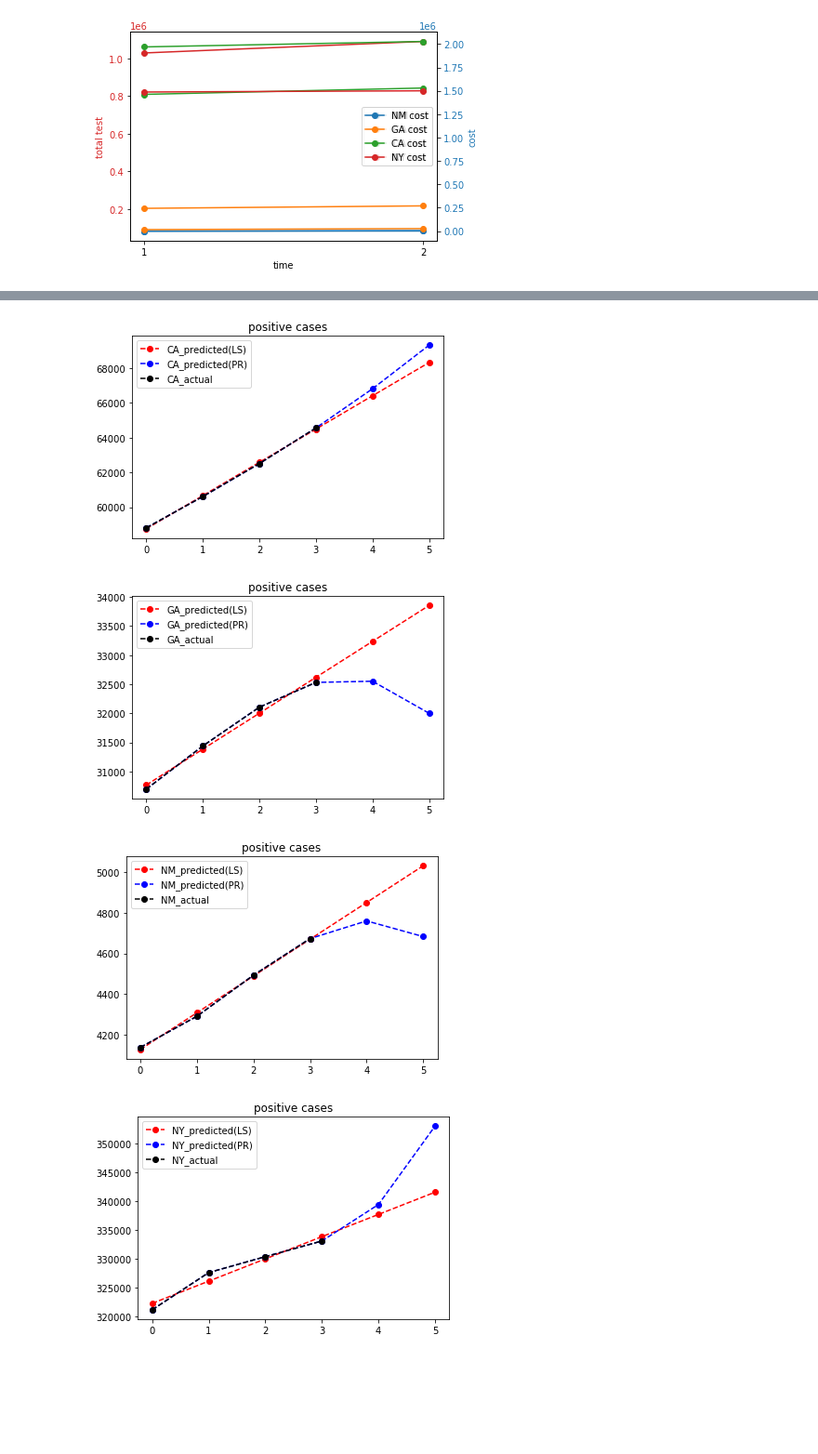
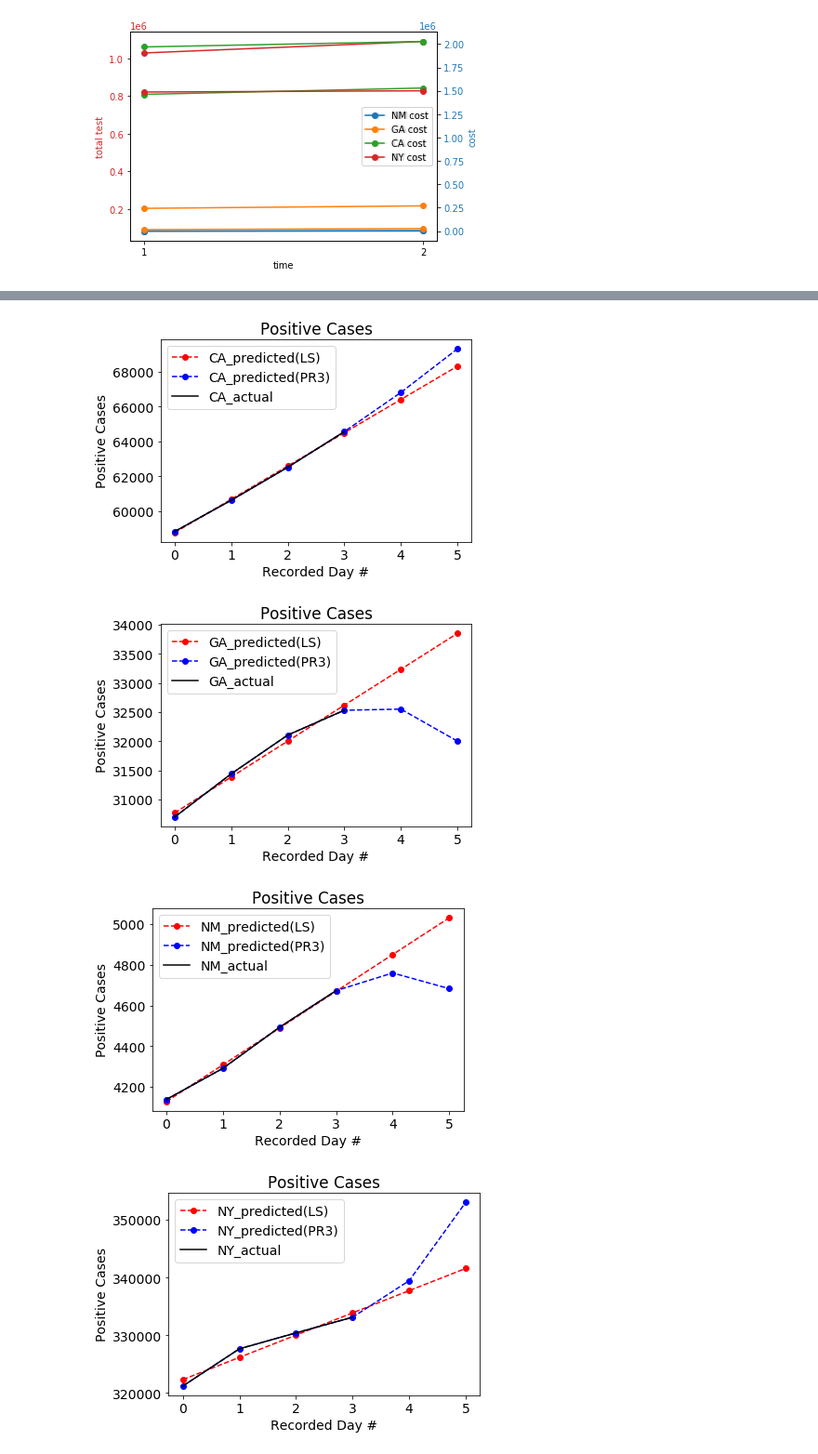
Before and after one commit to sahba-t/covidTracker, a Jupyter notebook: Analysis.ipynb, the cells around one changed output, grey strips where cells are left out. Shown at 93% size. Cells and saved outputs as stored; diff of their text form; code cells hidden in the pictures; blank space fills up the shorter version.

```diff
--- a/Analysis.ipynb
+++ b/Analysis.ipynb
@@ -153,36 +175,39 @@ poor NM!  1313.89
 # %%
 #Start with linead Regression
-from sklearn.linear_model import LinearRegression as LR
-from sklearn.preprocessing import PolynomialFeatures
 #SVR did not work debug later
 # from sklearn import svm
 csv_path="./AnalysisData/Q1_CASES_EXPORT.csv"
 df = pd.read_csv(csv_path)
 feature_point_count = 2
+matplotlib.rcParams.update({'font.size': 14})
+
 for state in ['CA', 'GA', 'NM', 'NY']:
     state_df = df[df.STATE==state]
     state_df = state_df.sort_values(by=['DATERECORDED'])
     time_values = np.array(list(range(len(state_df))))
     positive_results = state_df['POSITIVE']
     reshaped_x = time_values.reshape(len(time_values),1)
     reg = LR().fit(reshaped_x, positive_results)
     poly_features = PolynomialFeatures(degree=3)
     X_poly = poly_features.fit_transform(reshaped_x)
     poly_reg = LR().fit(X_poly, positive_results)
     future_time_values = np.concatenate((time_values,
                                         np.arange(len(time_values), len(time_values) + feature_point_count)))
     future_x_reshaped = future_time_values.reshape(len(future_time_values),1)
     predicted_pos_ls = reg.predict(future_x_reshaped)
 
     predicted_pos_pr = poly_reg.predict(poly_features.fit_transform(future_x_reshaped))
     plt.figure()
-    plt.title('positive cases')
+    plt.title('Positive Cases')
     plt.plot(future_time_values, predicted_pos_ls, "--or", label=state + "_predicted(LS)" )
-    plt.plot(future_time_values, predicted_pos_pr, "--ob", label=state + "_predicted(PR)" )
-    plt.plot(time_values, state_df.POSITIVE,"--ok", label=state + "_actual" )
+    plt.plot(future_time_values, predicted_pos_pr, "--ob", label=state + "_predicted(PR3)" )
+    plt.plot(time_values, state_df.POSITIVE,"-k", label=state + "_actual" )
+    plt.xlabel("Recorded Day #")
+    plt.ylabel("Positive Cases")
     plt.legend()
+    plt.savefig(F"diagrams/positive_trend_{state}.png", bbox_inches='tight', pad_inches=0.3)
 # %% [output]
-[figure, old version]
+[figure, new version]
-[figure, old version]
+[figure, new version]
-[figure, old version]
+[figure, new version]
-[figure, old version]
+[figure, new version]
```
Also changed, not shown: parts of 3 cells of this notebook, 7 other files.
